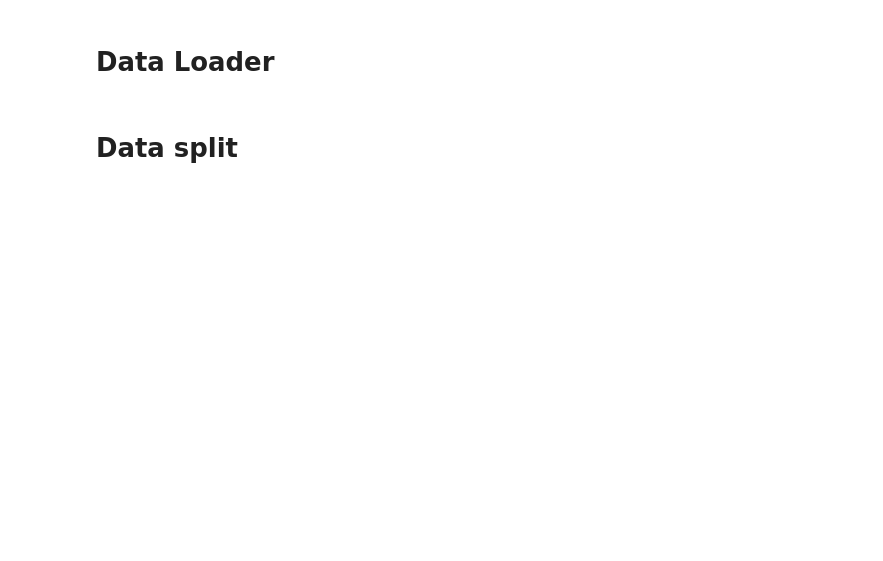
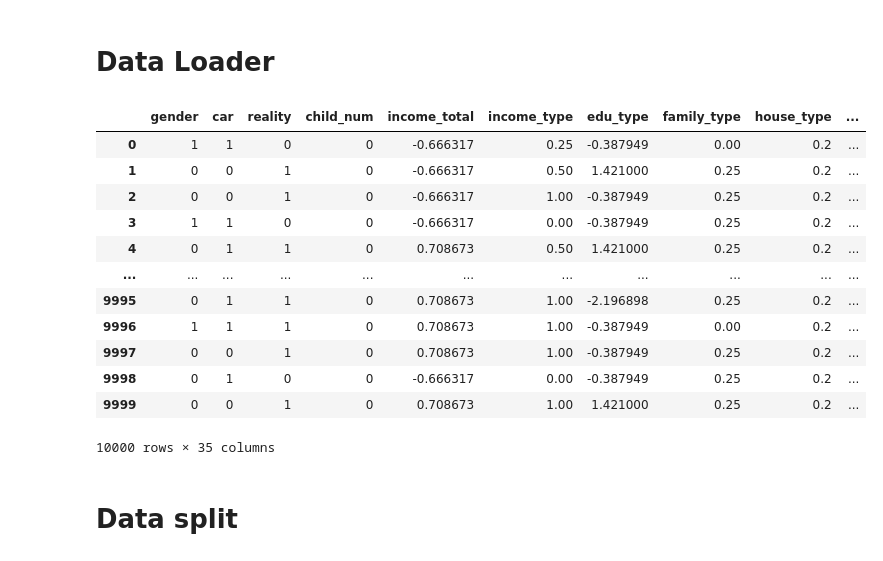
Before and after one commit to Sejong-Kaggle-Challengers-2nd/Choi_YoungMin, a Jupyter notebook: [8]_신용카드_연체_예측/performance_test/Random_Forest.ipynb, the cells around one changed output. Saved outputs shown, nothing was run; the diff lists cells and outputs as text; code cells hidden in the pictures; blank space fills up the shorter version.

Commit message:
new preprocess

```diff
--- a/[8]_신용카드_연체_예측/performance_test/Random_Forest.ipynb
+++ b/[8]_신용카드_연체_예측/performance_test/Random_Forest.ipynb
@@ -14,12 +14,32 @@ submision_dir = "../../../kaggle_data/creditcard_overdue/open/"
 train_bin5 = pd.read_csv(os.path.join(data_dir, "train_income_bin5.csv"))
 train_bin7 = pd.read_csv(os.path.join(data_dir, "train_income_bin7.csv"))
 train_bin10 = pd.read_csv(os.path.join(data_dir, "train_income_bin10.csv"))
+train_ver2 = pd.read_csv(os.path.join(data_dir, "preprocess_ver2_train.csv"))
 
 test_bin5 = pd.read_csv(os.path.join(data_dir, "test_income_bin5.csv"))
 test_bin7 = pd.read_csv(os.path.join(data_dir, "test_income_bin7.csv"))
 test_bin10 = pd.read_csv(os.path.join(data_dir, "test_income_bin10.csv"))
+test_ver2 = pd.read_csv(os.path.join(data_dir, "preprocess_ver2_test.csv"))
 
 submission = pd.read_csv(os.path.join(submision_dir, "sample_submission.csv"))
+# %%
+test_ver2 = test_ver2.drop(['Unnamed: 0'], axis=1)
+
+test_ver2
+# %% [output]
+|  | gender | car | reality | child_num | income_total | income_type | edu_type | family_type | house_type | ... |
+| 0 | 1 | 1 | 0 | 0 | -0.666317 | 0.25 | -0.387949 | 0.00 | 0.2 | ... |
+| 1 | 0 | 0 | 1 | 0 | -0.666317 | 0.50 | 1.421000 | 0.25 | 0.2 | ... |
+| 2 | 0 | 0 | 1 | 0 | -0.666317 | 1.00 | -0.387949 | 0.25 | 0.2 | ... |
+| 3 | 1 | 1 | 0 | 0 | -0.666317 | 0.00 | -0.387949 | 0.25 | 0.2 | ... |
+| 4 | 0 | 1 | 1 | 0 | 0.708673 | 0.50 | 1.421000 | 0.25 | 0.2 | ... |
+| ... | ... | ... | ... | ... | ... | ... | ... | ... | ... | ... |
+| 9995 | 0 | 1 | 1 | 0 | 0.708673 | 1.00 | -2.196898 | 0.25 | 0.2 | ... |
+| 9996 | 1 | 1 | 1 | 0 | 0.708673 | 1.00 | -0.387949 | 0.00 | 0.2 | ... |
+| 9997 | 0 | 0 | 1 | 0 | 0.708673 | 1.00 | -0.387949 | 0.25 | 0.2 | ... |
+| 9998 | 0 | 1 | 0 | 0 | -0.666317 | 0.00 | -0.387949 | 0.25 | 0.2 | ... |
+| 9999 | 0 | 0 | 1 | 0 | 0.708673 | 1.00 | 1.421000 | 0.25 | 0.2 | ... |
+10000 rows × 35 columns
 # %% [markdown]
 # Data split
 # %%
```
Also changed, not shown: parts of 5 cells of this notebook, 8 other files.
